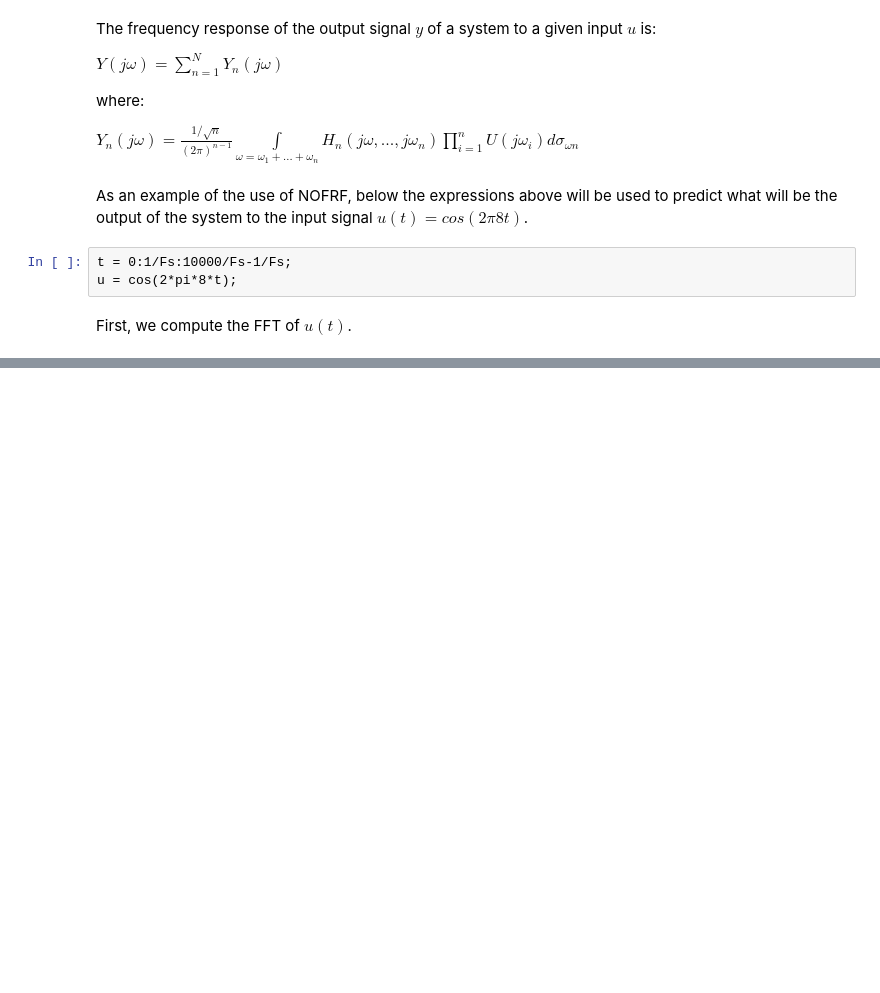
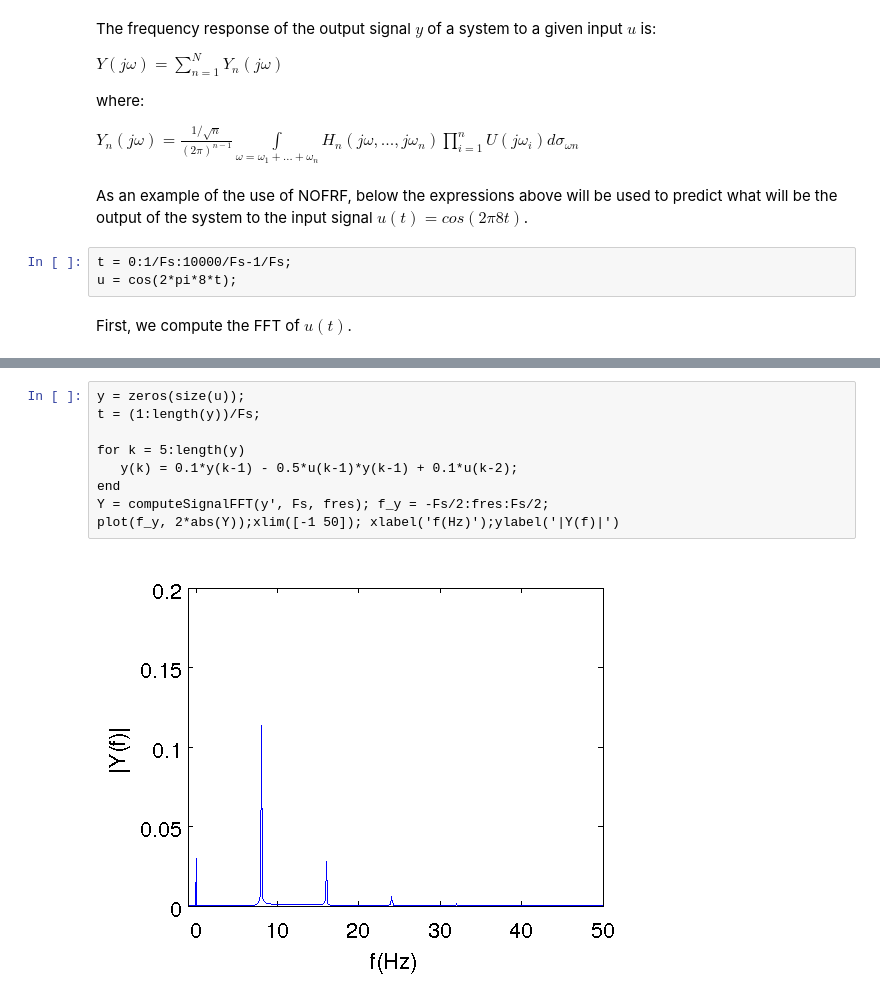
Before and after one commit to rnwatanabe/FROLSIdentification, a Jupyter notebook: FROLSExampleNotebook_Matlab.ipynb, the cells around one changed output, grey strips where cells are left out. Drawn from its saved outputs; the diff is of its cells as text; blank space fills up the shorter version.

```diff
--- a/FROLSExampleNotebook_Matlab.ipynb
+++ b/FROLSExampleNotebook_Matlab.ipynb
@@ -409,0 +408,11 @@ plot(f_out, abs(NOFRF))
+# %%
+y = zeros(size(u));
+t = (1:length(y))/Fs;
+
+for k = 5:length(y)
+   y(k) = 0.1*y(k-1) - 0.5*u(k-1)*y(k-1) + 0.1*u(k-2);
+end
+Y = computeSignalFFT(y', Fs, fres); f_y = -Fs/2:fres:Fs/2;
+plot(f_y, 2*abs(Y));xlim([-1 50]); xlabel('f(Hz)');ylabel('|Y(f)|')
+# %% [output]
+[figure, added]
```
Also changed, not shown: parts of 12 cells of this notebook.
